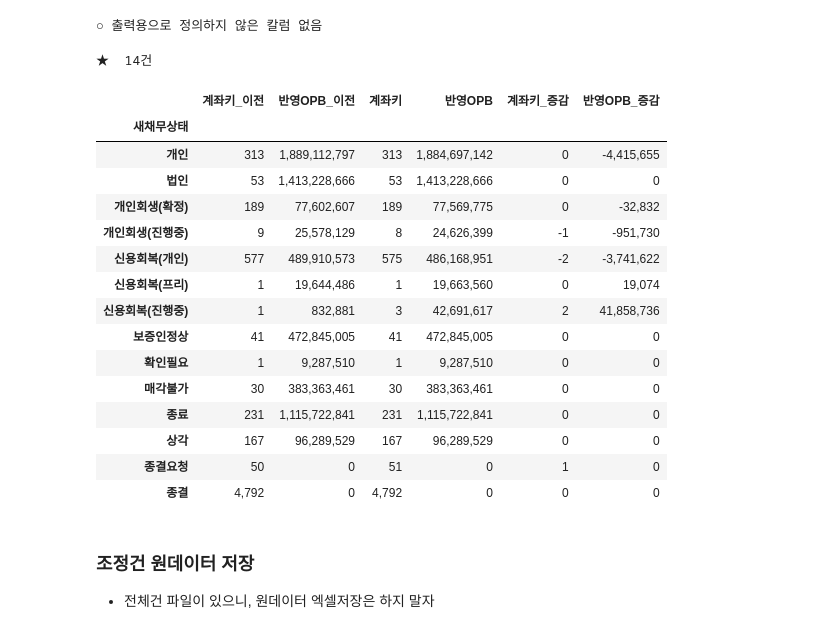
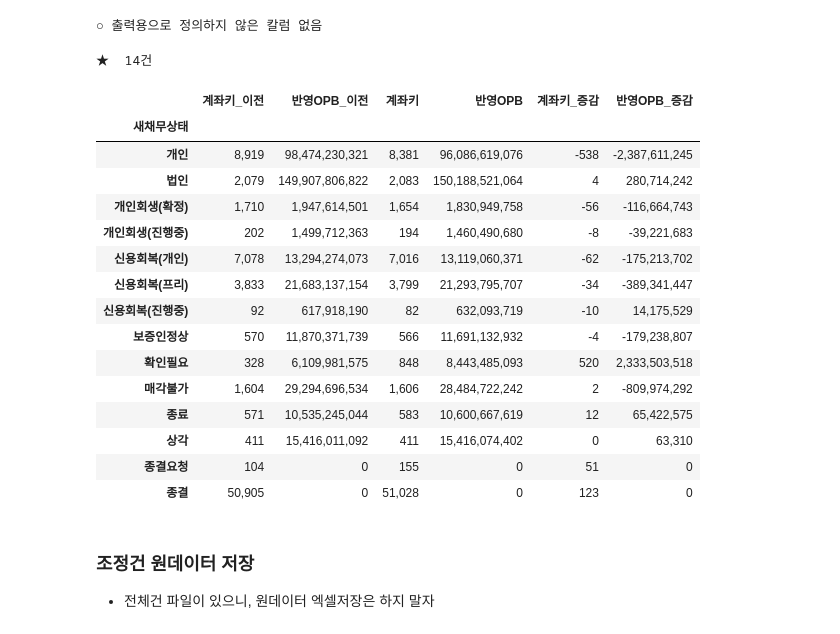
Before and after one commit to jbmyou/company_work, a Jupyter notebook: fileNaming/자산정리/4.전산_자산정리_통합_v2-2.ipynb, the cells around one changed output. Drawn from its saved outputs; the diff is of its cells as text; code cells hidden in the pictures.

```diff
--- a/fileNaming/자산정리/4.전산_자산정리_통합_v2-2.ipynb
+++ b/fileNaming/자산정리/4.전산_자산정리_통합_v2-2.ipynb
@@ -237,7 +237,7 @@ if True :
     파산전체 = 파산전체.replace("", pd.NA)
 
     conds = [
-        파산전체.당사포함여부=="누락",
+        ~파산전체.종국결과.str.contains('기각|취하|불허가|채무자의', na=False) & (파산전체.당사포함여부=="누락"), # 기각 > 누락
         (파산전체.법조치구분=="상속재산파산") & 파산전체.종국결과.str.contains('선고|종결|폐지', na=False),
         파산전체.종국결과.str.contains('선고|종결|폐지', na=True), # 빈값 포함해야
         파산전체.종국결과.str.contains('기각|취하|불허가', na=False),
@@ -371,6 +377,6 @@ functions.display_with_explain(다중상태, '보증인 기준데이터 충돌
 # %%
-# # 수정
-# 새보증인상태.loc[7780, ["신복상태_","신복접수일"]] = pd.NA
+# 수정 : 먼저 접수된 상태값과 접수일을 na값으로
+새보증인상태.loc[7780, ["신복상태_","신복접수일"]] = pd.NA
 # %% [markdown]
 #### 보증인 상태구분1,2 작성
 # %%
@@ -1352,9 +1390,10 @@ event_cols = ["채무자키","새채무자키","법조치키","대상자구분",
 # 종국결과조건2와 ~본안소송조건은 둘다 만족해야 #250828
 종국결과조건2 = event.종국결과.str.contains(r"(?<!회부)결정|발급|승소|원고승|일부승|이행권고|화해|인용|지급명령|확정|항소기각|항소취하간주|조정(?!불)") # 패소가 아닌 경우 : ~event.종국결과.str.contains(r"(?<!항소)취하|각하|기각|원고패|패소") # contains
 본안소송조건 = (
-    event.비고.str.contains("본안") |
-    (event.진행결과.str.contains("본안소송|주소보정") & event.확정일!=0) # 진행결과가 있으면 최신화된 것이므로 확정일 업데이트 됐을것. 확정일이 있으면 일부채무자는 확정판결 받은 것
+    event.비고.str.contains(r"본안") |
+    (event.진행결과.str.contains(r"본안|주소보정") & (event.확정일=='0')) # 진행결과가 있으면 최신화된 것이므로 확정일 업데이트 됐을것. 확정일이 있으면 일부채무자는 확정판결 받은 것
     )    # 진행결과 추가 250618, 비고 본안 조건 추가 250707, 확정일조건 추가 250828
+    # 251107 본안조건 완전히 잘못하고 있던 것 수정 : 본안소송 -> 본안 (본안소송이 아니라 본안전이인데..), 확정일!=0 => (확정일=='0') (확정일은 위에서 문자열'0'으로 바꿨고, 확정일이 없어야 본안전이된 거니까 ==로)
 
 집행권원 = event[구분조건 & 사건번호조건 & (종국결과조건1 | (종국결과조건2 & ~본안소송조건))][event_cols].copy()
 # 날짜가 어느 행에 있을지 모르므로 중복값을 제거하지 않는다.
@@ -1385,12 +1424,12 @@ print(len(집행권원.index))
 # filter2 : 압류유지, 압류해지
 # 1) 법조치구분, 법조치세부, 종국결과, 최종진행내용에 해제|해지가 포함된 것의 새채무자키와 사건번호를 추출
 condition = (
-    (압류사건['비고'].str.contains('해제|해지', na=False)) |
-    (압류사건['법조치구분'].str.contains('해제|해지', na=False)) |
-    (압류사건['법조치세부'].str.contains('해제|해지', na=False)) |
-    (압류사건['종국결과'].str.contains('해제|해지', na=False)) |      # 최신화하면 인용으로 바뀌어버림. 따라서 법조치구분이나 비고에 해지라고 입려해야.
-    (압류사건['진행결과'].str.contains('해제', na=False)) |          # 진행결과와 진행내용에는 해지는 없고 '해제'만 씀
-    (압류사건['최종진행내용'].str.contains('해제', na=False))    # 이게 해지 미입력건에 대한 자동처리 구문이나, 최신화가 멈춰있거나 해지 후에 다른 행위가 있었다면 실패할 수 있음.
+    (압류사건['비고'].str.contains(r'해제|해지', na=False)) |
+    (압류사건['법조치구분'].str.contains(r'해제|해지', na=False)) |
+    (압류사건['법조치세부'].str.contains(r'해제|해지', na=False)) |
+    (압류사건['종국결과'].str.contains(r'해제|해지', na=False)) |      # 최신화하면 인용으로 바뀌어버림. 따라서 법조치구분이나 비고에 해지라고 입려해야.
+    (압류사건['진행결과'].str.contains(r'해제', na=False)) |          # 진행결과와 진행내용에는 해지는 없고 '해제'만 씀
+    (압류사건['최종진행내용'].str.contains(r'해제', na=False))    # 이게 해지 미입력건에 대한 자동처리 구문이나, 최신화가 멈춰있거나 해지 후에 다른 행위가 있었다면 실패할 수 있음.
 )
 
 압류해지 = 압류사건[condition].copy()
@@ -1568,7 +1607,7 @@ if False :
 
 # 전체요약
 ###############################
-previous_cutoff = "251030"
+previous_cutoff = "250930"
 이전파일_새채무자키사용 = True
 ###############################
 이전파일 = pd.read_parquet(join(wd, previous_cutoff, "parquet", "2."+ company +"_전체_원데이터_"+previous_cutoff+ "_by새채무자키.parquet" if 이전파일_새채무자키사용 else ".parquet"))
@@ -1593,47 +1632,47 @@ if True :
 
 # 전체 저장하기
     # 파일명 : 새채무자키에 따라 보증인상태 추렸는지
 if 새채무자키사용 : path_raw_data = join(wd, basedate, 원데이터파일명["전체"]+"_by새채무자키")
 else : path_raw_data = join(wd, basedate, 원데이터파일명["전체"])
 
     # parquet 저장
 if 새채무자키사용 : functions.to_parquet(raw_data, join(wd, basedate, "parquet", 원데이터파일명["전체"] + "_by새채무자키" + ".parquet"))
 else : functions.to_parquet(raw_data, join(wd, basedate, "parquet", 원데이터파일명["전체"] + ".parquet"))
 
     # 엑셀 파일로 저장
 if not os.path.exists(path_raw_data + ".xlsx"):
     param = {'mode' : 'w'}
 else :
     param = {'mode' : 'a', 'if_sheet_exists' : 'replace'}
 
 with pd.ExcelWriter(path_raw_data + ".xlsx", engine='openpyxl', **param) as writer :
     raw_data.to_excel(writer, sheet_name="리스트", index=False)
     전체요약.to_excel(writer, sheet_name='요약', index=True)
 
 # 특정 매각사만 저장하기
 # cond = "스마트저축-01" ###################################
 # raw_data[raw_data.매각사구분==cond].to_excel(join(wd, cond+"_원데이터_"+basedate+".xlsx"), index=False)
 
 
 # ###### 금감원 용으로 새채무자키 false 할 때는 여기까지만 실해하면 됨 #######
 # %% [output]
 ★  14건
 |  | 계좌키_이전 | 반영OPB_이전 | 계좌키 | 반영OPB | 계좌키_증감 | 반영OPB_증감 |
 | 새채무상태 |  |  |  |  |  |  |
-| 개인 | 313 | 1,889,112,797 | 313 | 1,884,697,142 | 0 | -4,415,655 |
-| 법인 | 53 | 1,413,228,666 | 53 | 1,413,228,666 | 0 | 0 |
-| 개인회생(확정) | 189 | 77,602,607 | 189 | 77,569,775 | 0 | -32,832 |
-| 개인회생(진행중) | 9 | 25,578,129 | 8 | 24,626,399 | -1 | -951,730 |
-| 신용회복(개인) | 577 | 489,910,573 | 575 | 486,168,951 | -2 | -3,741,622 |
-| 신용회복(프리) | 1 | 19,644,486 | 1 | 19,663,560 | 0 | 19,074 |
-| 신용회복(진행중) | 1 | 832,881 | 3 | 42,691,617 | 2 | 41,858,736 |
-| 보증인정상 | 41 | 472,845,005 | 41 | 472,845,005 | 0 | 0 |
-| 확인필요 | 1 | 9,287,510 | 1 | 9,287,510 | 0 | 0 |
-| 매각불가 | 30 | 383,363,461 | 30 | 383,363,461 | 0 | 0 |
-| 종료 | 231 | 1,115,722,841 | 231 | 1,115,722,841 | 0 | 0 |
-| 상각 | 167 | 96,289,529 | 167 | 96,289,529 | 0 | 0 |
-| 종결요청 | 50 | 0 | 51 | 0 | 1 | 0 |
-| 종결 | 4,792 | 0 | 4,792 | 0 | 0 | 0 |
+| 개인 | 8,919 | 98,474,230,321 | 8,381 | 96,086,619,076 | -538 | -2,387,611,245 |
+| 법인 | 2,079 | 149,907,806,822 | 2,083 | 150,188,521,064 | 4 | 280,714,242 |
+| 개인회생(확정) | 1,710 | 1,947,614,501 | 1,654 | 1,830,949,758 | -56 | -116,664,743 |
+| 개인회생(진행중) | 202 | 1,499,712,363 | 194 | 1,460,490,680 | -8 | -39,221,683 |
+| 신용회복(개인) | 7,078 | 13,294,274,073 | 7,016 | 13,119,060,371 | -62 | -175,213,702 |
+| 신용회복(프리) | 3,833 | 21,683,137,154 | 3,799 | 21,293,795,707 | -34 | -389,341,447 |
+| 신용회복(진행중) | 92 | 617,918,190 | 82 | 632,093,719 | -10 | 14,175,529 |
+| 보증인정상 | 570 | 11,870,371,739 | 566 | 11,691,132,932 | -4 | -179,238,807 |
+| 확인필요 | 328 | 6,109,981,575 | 848 | 8,443,485,093 | 520 | 2,333,503,518 |
+| 매각불가 | 1,604 | 29,294,696,534 | 1,606 | 28,484,722,242 | 2 | -809,974,292 |
+| 종료 | 571 | 10,535,245,044 | 583 | 10,600,667,619 | 12 | 65,422,575 |
+| 상각 | 411 | 15,416,011,092 | 411 | 15,416,074,402 | 0 | 63,310 |
+| 종결요청 | 104 | 0 | 155 | 0 | 51 | 0 |
+| 종결 | 50,905 | 0 | 51,028 | 0 | 123 | 0 |
 # %% [markdown]
 ### 조정건 원데이터 저장
 - 전체건 파일이 있으니, 원데이터 엑셀저장은 하지 말자
```
Also changed, not shown: parts of 29 cells of this notebook, 4 other files.
